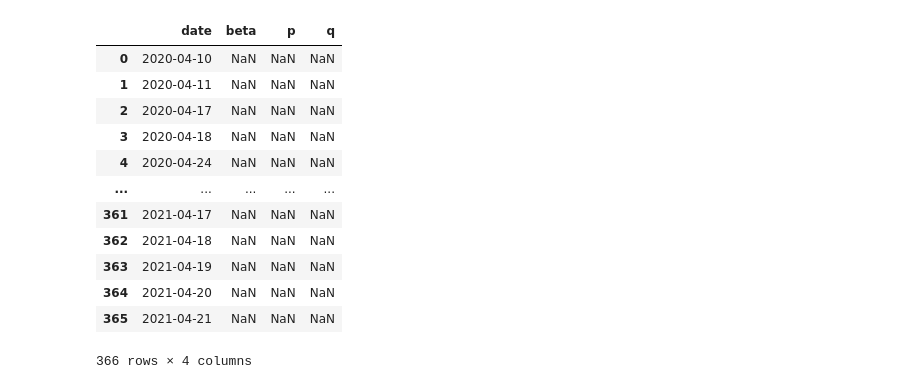
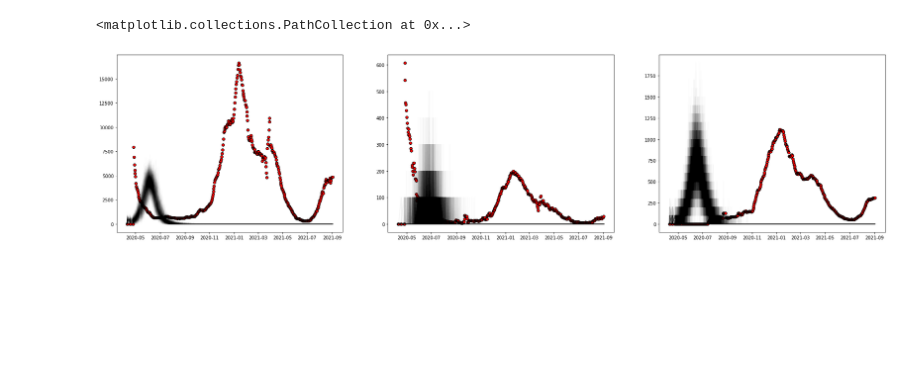
Before and after one commit to ChaosDonkey06/frcstng_experiments, a Jupyter notebook: pinn.ipynb, the cells around one changed output. Cells and saved outputs as stored; diff of their text form; code cells hidden in the pictures; blank space fills up the shorter version.

```diff
--- a/pinn.ipynb
+++ b/pinn.ipynb
@@ -576,7 +591,7 @@ def binomial_transition(var, rate, dt=1):
     num_ind   = np.random.binomial(list(var), kb )
     return num_ind
 
-def dynamic_model(x, beta_t, p_t, q_t, pop=8e6):
+def dynamic_model(x, beta_t, p_t, q_t, pop=2000):
     S = x[0, :]
     E = x[1, :]
     I = x[2, :]
@@ -590,8 +605,6 @@ def dynamic_model(x, beta_t, p_t, q_t, pop=8e6):
     gamma  = 1.0 / 6.0
     gammaA = 1.0 / 6.0
     alpha  = 1.0 / 5.2
-    alpha1 = 1.0 / 2.9
-    alpha2 = 1.0 / 2.3
     eps1   = 0.75
     eps2   = 0.0
     phiD   = 1.0/15.0
@@ -609,7 +622,7 @@ def dynamic_model(x, beta_t, p_t, q_t, pop=8e6):
     j2r = binomial_transition(J, gammaA )
 
     S   = S - s2e
-    E   = E + s2e + e2i + e2j
+    E   = E + s2e - e2i - e2j
     I   = I + e2i - i2r - i2h
     J   = J + e2j -j2r
     D   = D + h2d
@@ -621,19 +634,38 @@ def dynamic_model(x, beta_t, p_t, q_t, pop=8e6):
     inc_h = i2h
 
     return np.maximum([S, E, I, J, D, H, R, inc_c, inc_d, inc_h], 0)
-# %%
-parameters_df
-# %% [output]
-|  | date | beta | p | q |
-| 0 | 2020-04-10 | NaN | NaN | NaN |
-| 1 | 2020-04-11 | NaN | NaN | NaN |
-| 2 | 2020-04-17 | NaN | NaN | NaN |
-| 3 | 2020-04-18 | NaN | NaN | NaN |
-| 4 | 2020-04-24 | NaN | NaN | NaN |
-| ... | ... | ... | ... | ... |
-| 361 | 2021-04-17 | NaN | NaN | NaN |
-| 362 | 2021-04-18 | NaN | NaN | NaN |
-| 363 | 2021-04-19 | NaN | NaN | NaN |
-| 364 | 2021-04-20 | NaN | NaN | NaN |
-| 365 | 2021-04-21 | NaN | NaN | NaN |
-366 rows × 4 columns
+# %%
+p_sim_df = parameters_df.set_index("date")
+
+model_settings                  = {}
+model_settings["num_var"]       = 10
+model_settings["num_ensembles"] = 300
+model_settings["dates"]         = dates
+
+#[S, E, I, J, D, H, R, inc_c, inc_d, inc_h]
+x0 = np.expand_dims(np.array([S[0], E[0], np.array([10]), J[0], D[0], H[0], R[0], 0,  0, 0]), -1) * np.ones( (model_settings["num_var"], model_settings["num_ensembles"]) )
+
+x_all      = np.full((len(model_settings["dates"]), model_settings["num_var"], model_settings["num_ensembles"]), np.nan)
+x_all[0,:] = x0
+
+for idx_date, date in enumerate(dates[1:]):
+
+    beta_t = p_sim_df.loc[date]["beta"]
+    p_t    = p_sim_df.loc[date]["p"]
+    q_t    = p_sim_df.loc[date]["q"]
+
+    x_all[idx_date+1, :, :] =  dynamic_model(x_all[idx_date, :, :], beta_t, p_t, q_t, pop=N)
+# %%
+
+fig, ax = plt.subplots(1, 3, figsize=(30.5, 7.2), sharex=True)
+
+ax[0].plot(model_settings["dates"], x_all[:,-3,:] * 100, lw=2, c="k", alpha=0.01)
+ax[1].plot(model_settings["dates"], x_all[:,-2,:] * 100, lw=2, c="k", alpha=0.01)
+ax[2].plot(model_settings["dates"], x_all[:,-1,:] * 100, lw=2, c="k", alpha=0.01)
+
+ax[0].scatter(data_df.index.values, data_df["cases_smooth"] , facecolor="red", edgecolor="k")
+ax[1].scatter(data_df.index.values, data_df["deaths_smooth"] , facecolor="red", edgecolor="k")
+ax[2].scatter(data_df.index.values, data_df["hospitalizations_smooth"], facecolor="red", edgecolor="k")
+# %% [output]
+<matplotlib.collections.PathCollection at 0x...>
+[figure, added]
```
Also changed, not shown: parts of 11 cells of this notebook, 2 other files.
